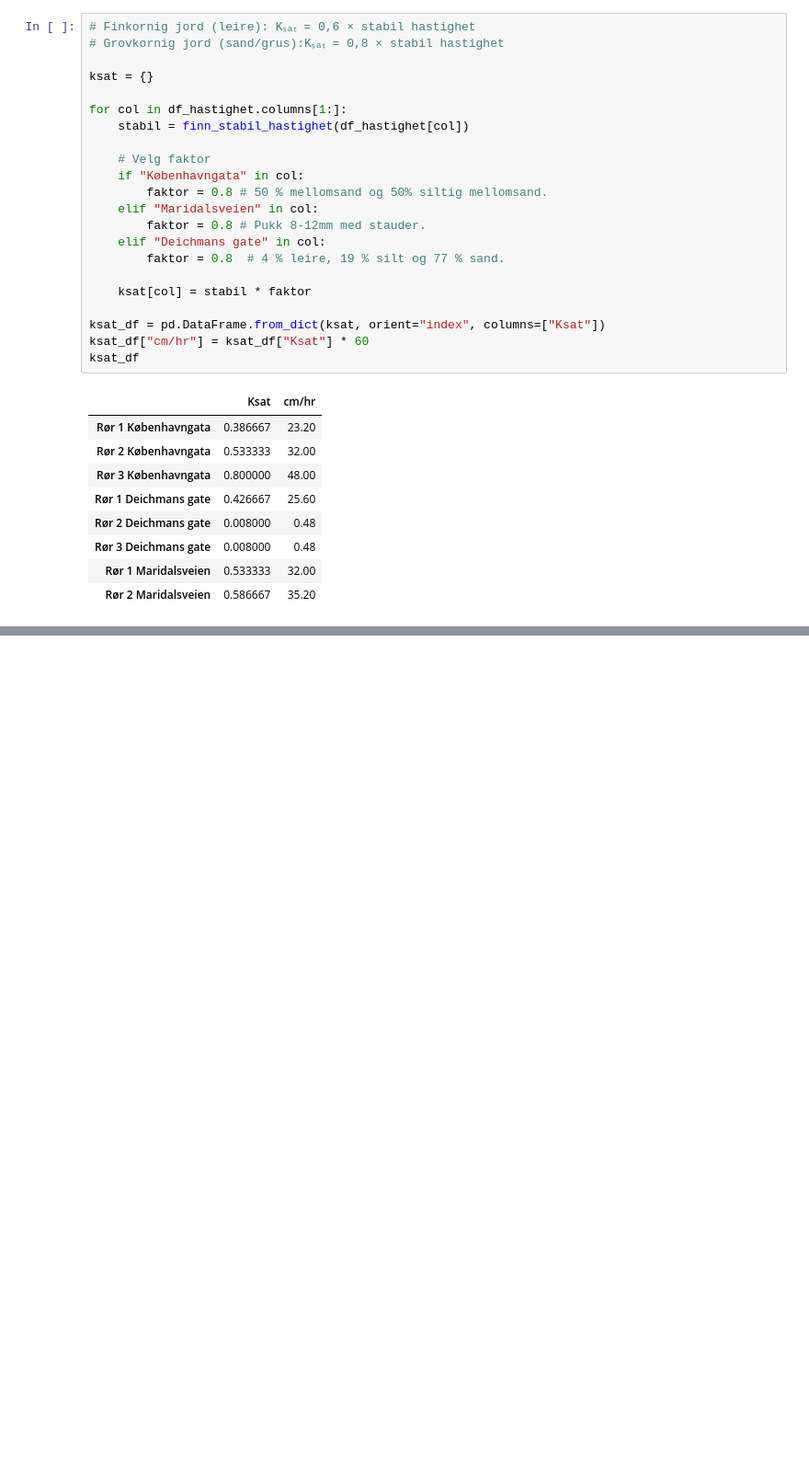
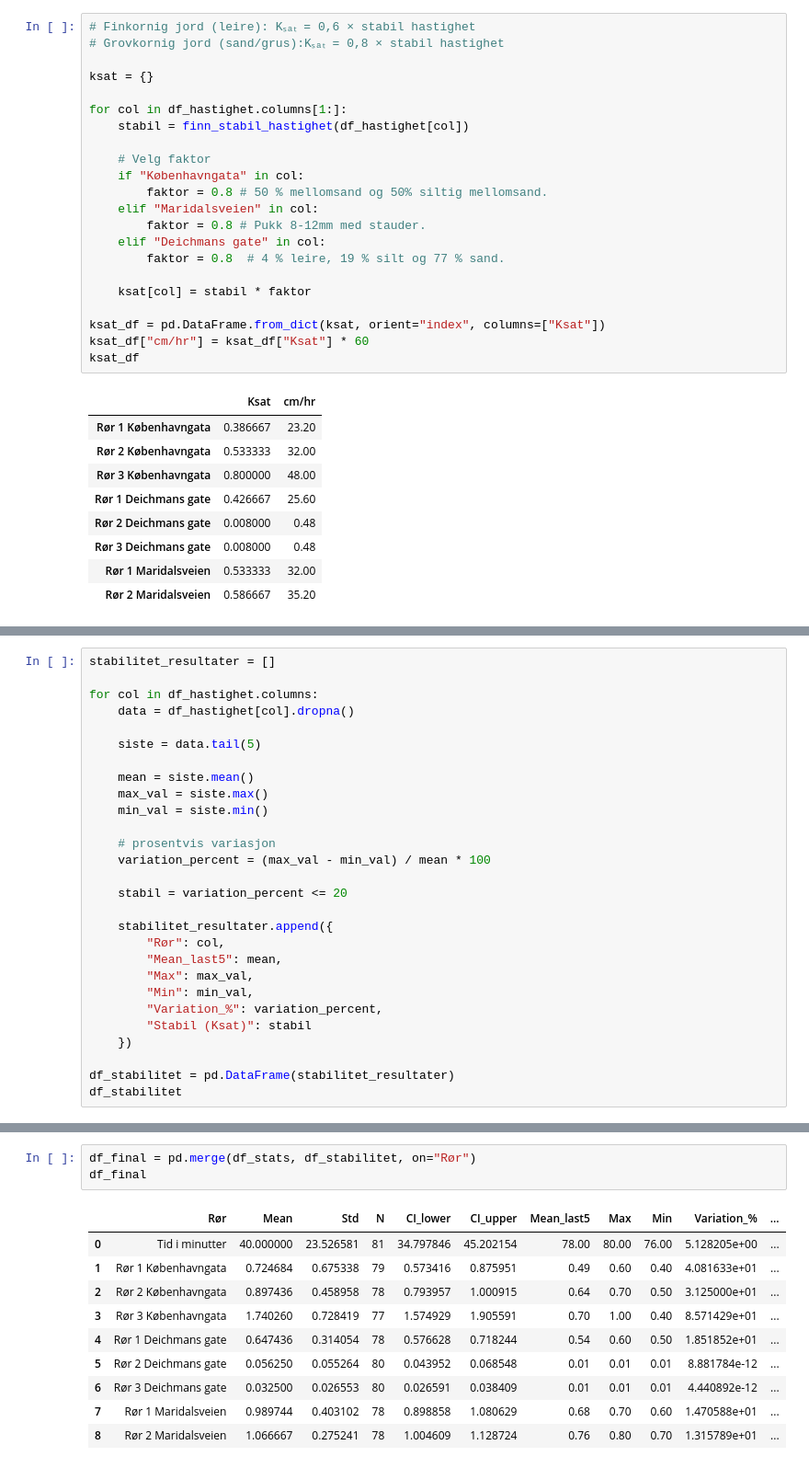
Before and after one commit to jsandtangen/Bachelor, a Jupyter notebook: notebook.ipynb, the cells around one changed output, grey strips where cells are left out. Shown at 92% size. Drawn from its saved outputs; the diff is of its cells as text; blank space fills up the shorter version.

```diff
--- a/notebook.ipynb
+++ b/notebook.ipynb
@@ -135,0 +177,28 @@ ksat_df
+# %%
+stabilitet_resultater = []
+
+for col in df_hastighet.columns:
+    data = df_hastighet[col].dropna()
+
+    siste = data.tail(5)
+
+    mean = siste.mean()
+    max_val = siste.max()
+    min_val = siste.min()
+
+    # prosentvis variasjon
+    variation_percent = (max_val - min_val) / mean * 100
+
+    stabil = variation_percent <= 20
+
+    stabilitet_resultater.append({
+        "Rør": col,
+        "Mean_last5": mean,
+        "Max": max_val,
+        "Min": min_val,
+        "Variation_%": variation_percent,
+        "Stabil (Ksat)": stabil
+    })
+
+df_stabilitet = pd.DataFrame(stabilitet_resultater)
+df_stabilitet
@@ -135,0 +216,14 @@ ksat_df
+# %%
+df_final = pd.merge(df_stats, df_stabilitet, on="Rør")
+df_final
+# %% [output]
+|  | Rør | Mean | Std | N | CI_lower | CI_upper | Mean_last5 | Max | Min | Variation_% | ... |
+| 0 | Tid i minutter | 40.000000 | 23.526581 | 81 | 34.797846 | 45.202154 | 78.00 | 80.00 | 76.00 | 5.128205e+00 | ... |
+| 1 | Rør 1 Københavngata | 0.724684 | 0.675338 | 79 | 0.573416 | 0.875951 | 0.49 | 0.60 | 0.40 | 4.081633e+01 | ... |
+| 2 | Rør 2 Københavngata | 0.897436 | 0.458958 | 78 | 0.793957 | 1.000915 | 0.64 | 0.70 | 0.50 | 3.125000e+01 | ... |
+| 3 | Rør 3 Københavngata | 1.740260 | 0.728419 | 77 | 1.574929 | 1.905591 | 0.70 | 1.00 | 0.40 | 8.571429e+01 | ... |
+| 4 | Rør 1 Deichmans gate | 0.647436 | 0.314054 | 78 | 0.576628 | 0.718244 | 0.54 | 0.60 | 0.50 | 1.851852e+01 | ... |
+| 5 | Rør 2 Deichmans gate | 0.056250 | 0.055264 | 80 | 0.043952 | 0.068548 | 0.01 | 0.01 | 0.01 | 8.881784e-12 | ... |
+| 6 | Rør 3 Deichmans gate | 0.032500 | 0.026553 | 80 | 0.026591 | 0.038409 | 0.01 | 0.01 | 0.01 | 4.440892e-12 | ... |
+| 7 | Rør 1 Maridalsveien | 0.989744 | 0.403102 | 78 | 0.898858 | 1.080629 | 0.68 | 0.70 | 0.60 | 1.470588e+01 | ... |
+| 8 | Rør 2 Maridalsveien | 1.066667 | 0.275241 | 78 | 1.004609 | 1.128724 | 0.76 | 0.80 | 0.70 | 1.315789e+01 | ... |
```
Also changed, not shown: parts of 5 cells of this notebook.
